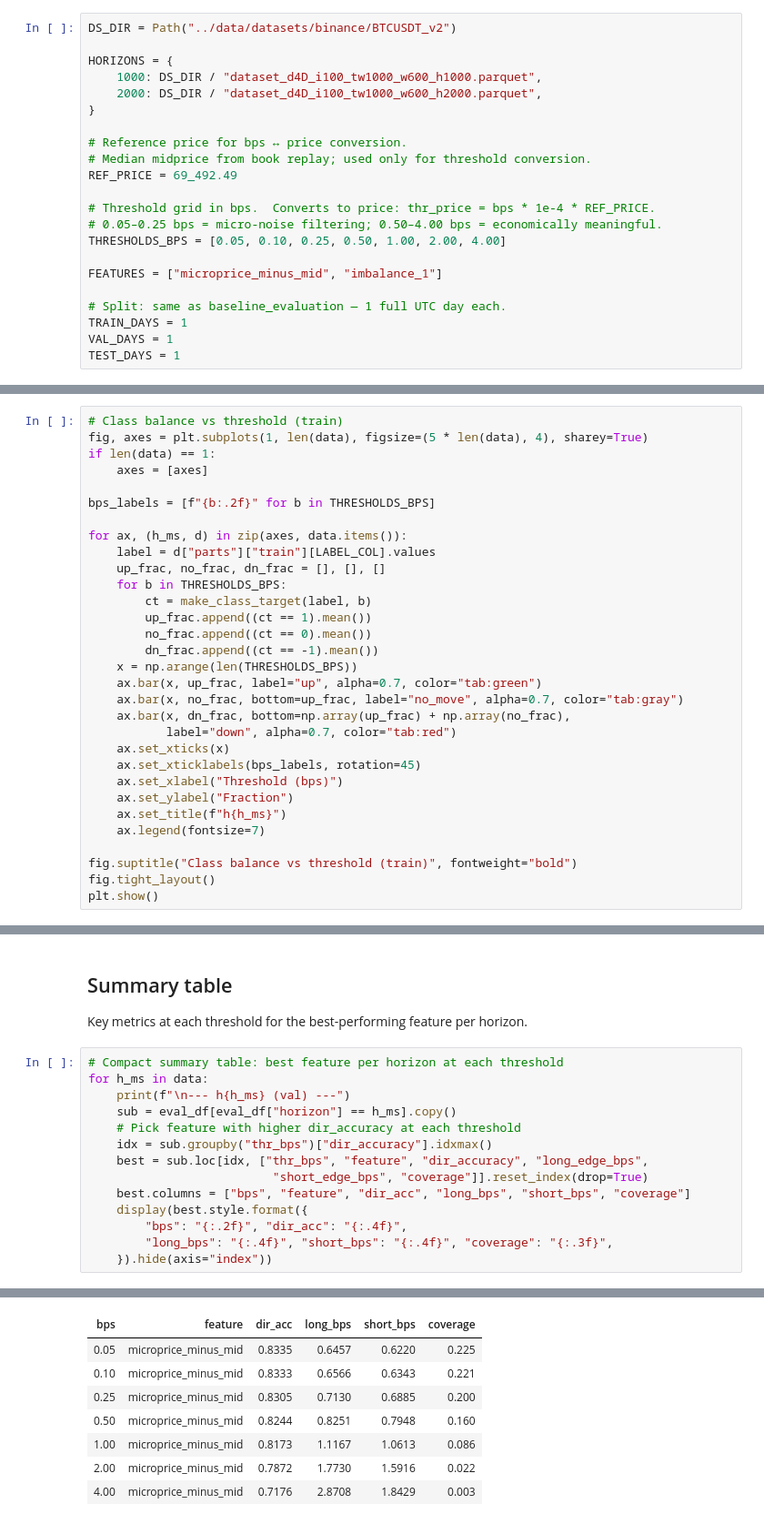
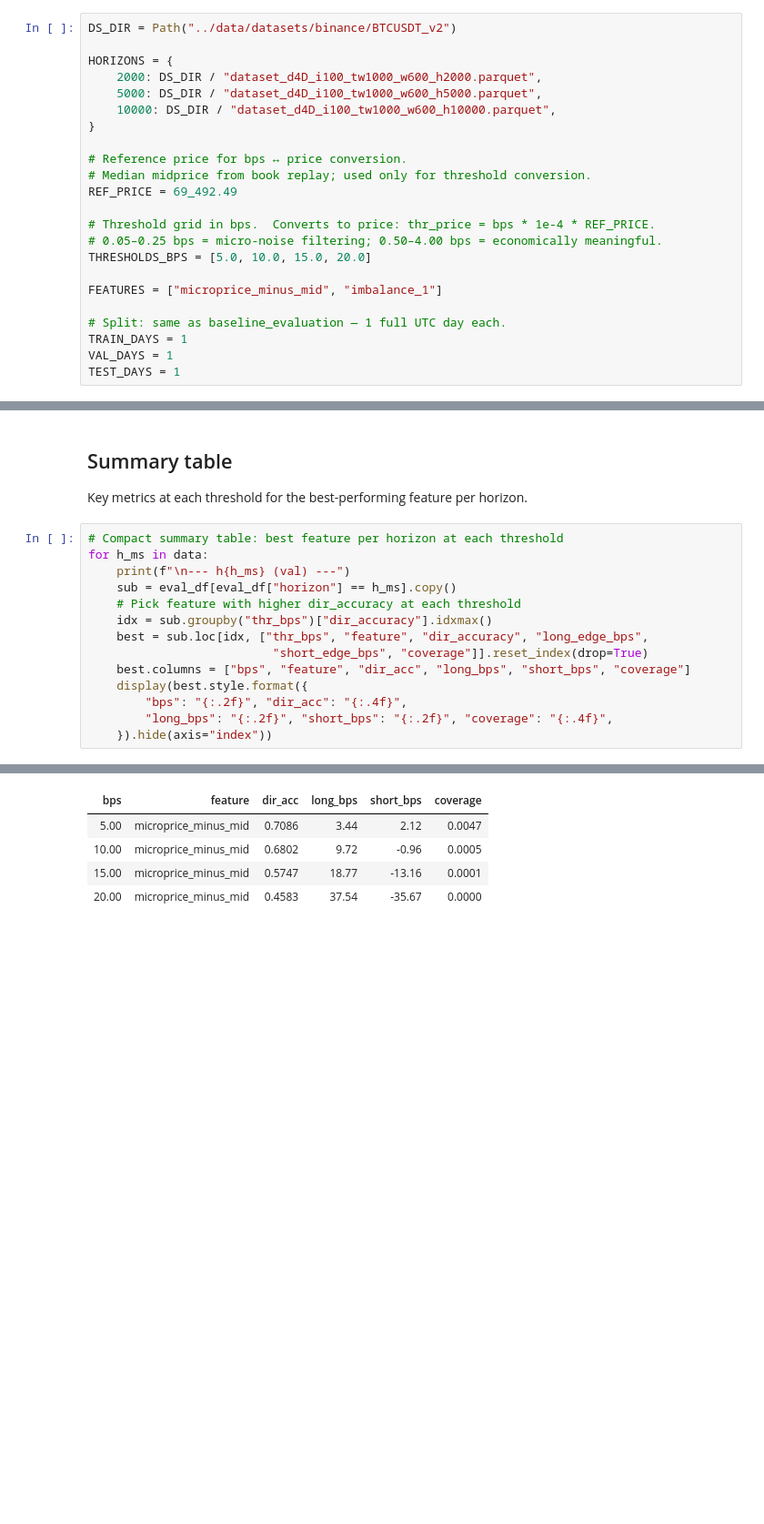
Before and after one commit to EfremtsevVsevolod/hft-research-env, a Jupyter notebook: notebooks/threshold_target_evaluation.ipynb, the cells around one changed output, grey strips where cells are left out. Shown at 91% size. Saved outputs shown, nothing was run; the diff lists cells and outputs as text; blank space fills up the shorter version.

```diff
--- a/notebooks/threshold_target_evaluation.ipynb
+++ b/notebooks/threshold_target_evaluation.ipynb
@@ -26,8 +26,9 @@ plt.rcParams["figure.figsize"] = (10, 4)
 DS_DIR = Path("../data/datasets/binance/BTCUSDT_v2")
 
 HORIZONS = {
-    1000: DS_DIR / "dataset_d4D_i100_tw1000_w600_h1000.parquet",
     2000: DS_DIR / "dataset_d4D_i100_tw1000_w600_h2000.parquet",
+    5000: DS_DIR / "dataset_d4D_i100_tw1000_w600_h5000.parquet",
+    10000: DS_DIR / "dataset_d4D_i100_tw1000_w600_h10000.parquet",
 }
 
 # Reference price for bps ↔ price conversion.
@@ -36,7 +37,7 @@ REF_PRICE = 69_492.49
 
 # Threshold grid in bps.  Converts to price: thr_price = bps * 1e-4 * REF_PRICE.
 # 0.05–0.25 bps = micro-noise filtering; 0.50–4.00 bps = economically meaningful.
-THRESHOLDS_BPS = [0.05, 0.10, 0.25, 0.50, 1.00, 2.00, 4.00]
+THRESHOLDS_BPS = [5.0, 10.0, 15.0, 20.0]
 
 FEATURES = ["microprice_minus_mid", "imbalance_1"]
 
@@ -113,31 +116,0 @@ Threshold grid — bps → price:
-# %%
-# Class balance vs threshold (train)
-fig, axes = plt.subplots(1, len(data), figsize=(5 * len(data), 4), sharey=True)
-if len(data) == 1:
-    axes = [axes]
-
-bps_labels = [f"{b:.2f}" for b in THRESHOLDS_BPS]
-
-for ax, (h_ms, d) in zip(axes, data.items()):
-    label = d["parts"]["train"][LABEL_COL].values
-    up_frac, no_frac, dn_frac = [], [], []
-    for b in THRESHOLDS_BPS:
-        ct = make_class_target(label, b)
-        up_frac.append((ct == 1).mean())
-        no_frac.append((ct == 0).mean())
-        dn_frac.append((ct == -1).mean())
-    x = np.arange(len(THRESHOLDS_BPS))
-    ax.bar(x, up_frac, label="up", alpha=0.7, color="tab:green")
-    ax.bar(x, no_frac, bottom=up_frac, label="no_move", alpha=0.7, color="tab:gray")
-    ax.bar(x, dn_frac, bottom=np.array(up_frac) + np.array(no_frac),
-           label="down", alpha=0.7, color="tab:red")
-    ax.set_xticks(x)
-    ax.set_xticklabels(bps_labels, rotation=45)
-    ax.set_xlabel("Threshold (bps)")
-    ax.set_ylabel("Fraction")
-    ax.set_title(f"h{h_ms}")
-    ax.legend(fontsize=7)
-
-fig.suptitle("Class balance vs threshold (train)", fontweight="bold")
-fig.tight_layout()
-plt.show()
@@ -272,6 +322,6 @@ for h_ms in data:
     best.columns = ["bps", "feature", "dir_acc", "long_bps", "short_bps", "coverage"]
     display(best.style.format({
         "bps": "{:.2f}", "dir_acc": "{:.4f}",
-        "long_bps": "{:.4f}", "short_bps": "{:.4f}", "coverage": "{:.3f}",
+        "long_bps": "{:.2f}", "short_bps": "{:.2f}", "coverage": "{:.4f}",
     }).hide(axis="index"))
 # %% [output]
@@ -279,8 +329,5 @@ for h_ms in data:
 | bps | feature | dir_acc | long_bps | short_bps | coverage |
-| 0.05 | microprice_minus_mid | 0.8335 | 0.6457 | 0.6220 | 0.225 |
-| 0.10 | microprice_minus_mid | 0.8333 | 0.6566 | 0.6343 | 0.221 |
-| 0.25 | microprice_minus_mid | 0.8305 | 0.7130 | 0.6885 | 0.200 |
-| 0.50 | microprice_minus_mid | 0.8244 | 0.8251 | 0.7948 | 0.160 |
-| 1.00 | microprice_minus_mid | 0.8173 | 1.1167 | 1.0613 | 0.086 |
-| 2.00 | microprice_minus_mid | 0.7872 | 1.7730 | 1.5916 | 0.022 |
-| 4.00 | microprice_minus_mid | 0.7176 | 2.8708 | 1.8429 | 0.003 |
+| 5.00 | microprice_minus_mid | 0.7086 | 3.44 | 2.12 | 0.0047 |
+| 10.00 | microprice_minus_mid | 0.6802 | 9.72 | -0.96 | 0.0005 |
+| 15.00 | microprice_minus_mid | 0.5747 | 18.77 | -13.16 | 0.0001 |
+| 20.00 | microprice_minus_mid | 0.4583 | 37.54 | -35.67 | 0.0000 |
```
Also changed, not shown: parts of 7 cells of this notebook, 1 other file.
